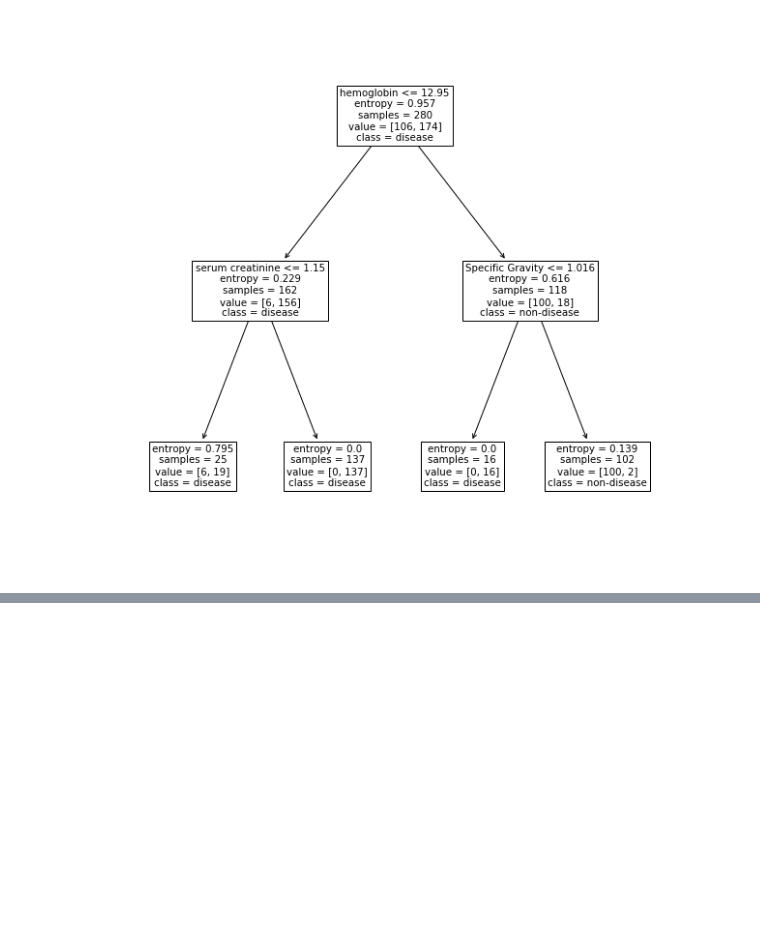
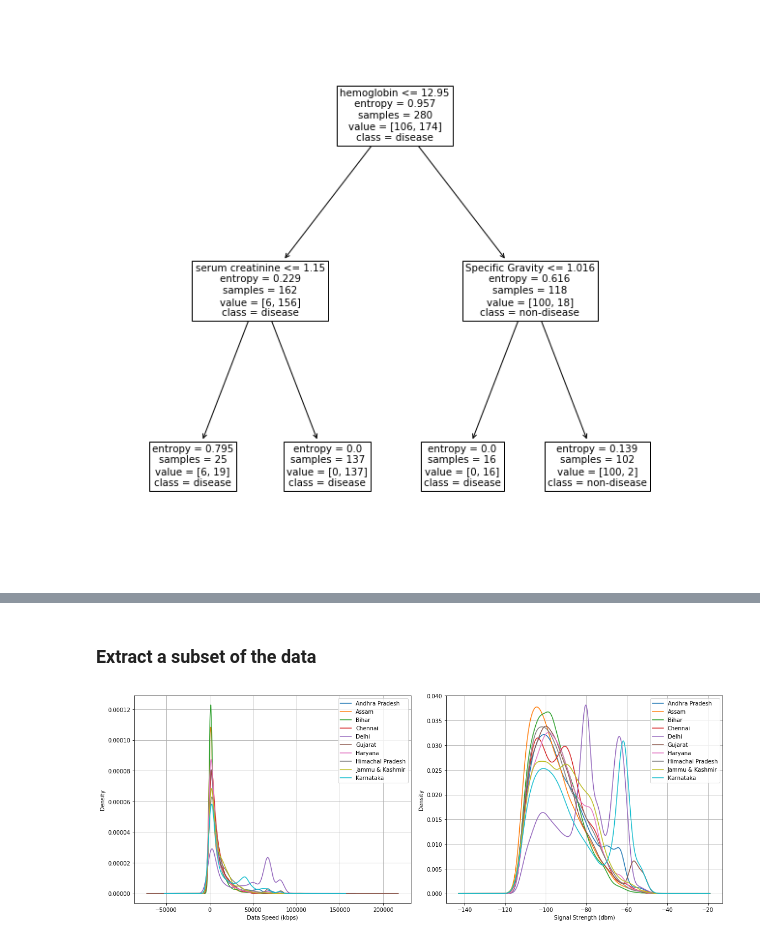
Before and after one commit to nidhin-koshy/Notebooks, a Jupyter notebook: DataHandling.ipynb, the cells around one changed output, grey strips where cells are left out. Cells and saved outputs as stored; diff of their text form; code cells hidden in the pictures; blank space fills up the shorter version.

```diff
--- a/DataHandling.ipynb
+++ b/DataHandling.ipynb
@@ -307,0 +489,19 @@ Classification score =  0.9916666666666667
+# %% [markdown]
+### Extract a subset of the data
+# %%
+
+fig, (axis1,axis2) = plt.subplots(1,2,figsize=(16,6))
+LSA_str =  df_myspeed_4G_download['LSA'].unique() # get name of Service Areas
+LSA_str.sort()
+
+df_myspeed_4G_download[df_myspeed_4G_download['LSA'].isin(LSA_str[0:10])][['Data Speed','LSA']].groupby(['LSA']).plot(kind='kde',ax=axis1,grid=True)
+df_myspeed_4G_download[df_myspeed_4G_download['LSA'].isin(LSA_str[0:10])][['Signal_strength','LSA']].groupby(['LSA']).plot(kind='kde',ax=axis2,grid=True)
+
+axis1.legend(LSA_str[0:10])
+axis2.legend(LSA_str[0:10])
+axis1.set_xlabel('Data Speed (kbps)')
+axis2.set_xlabel('Signal Strength (dbm)')
+plt.tight_layout()
+plt.show()
+# %% [output]
+[figure, added]
```
Also changed, not shown: parts of 20 cells of this notebook.
